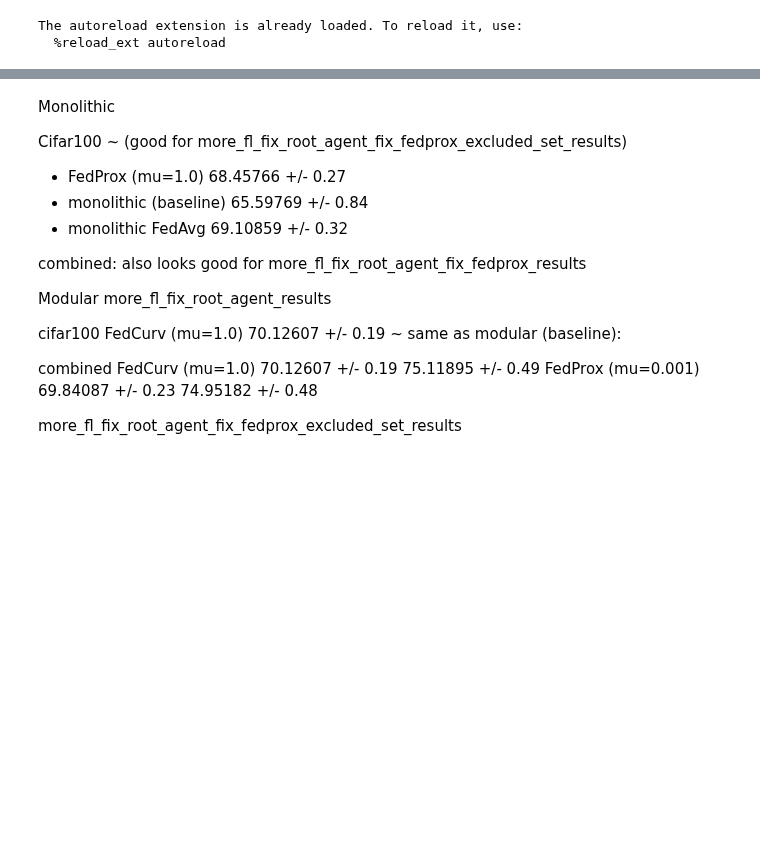
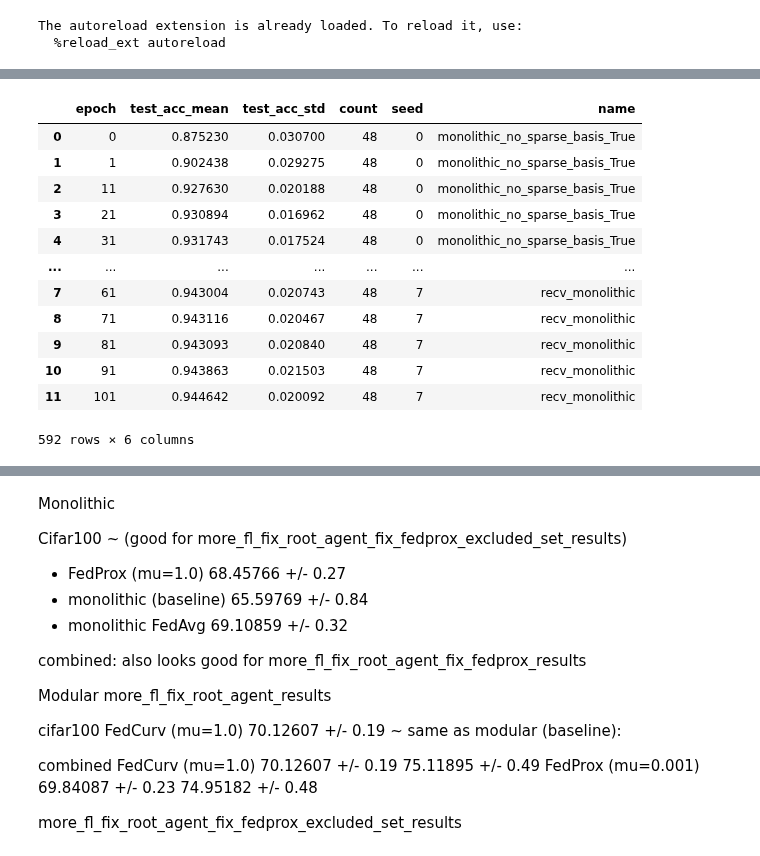
Before and after one commit to vlongle/learning-hive, a Jupyter notebook: plot_learning_curve.ipynb, the cells around one changed output, grey strips where cells are left out. Saved outputs shown, nothing was run; the diff lists cells and outputs as text; code cells hidden in the pictures; blank space fills up the shorter version.

```diff
--- a/plot_learning_curve.ipynb
+++ b/plot_learning_curve.ipynb
@@ -725,3 +750,19 @@ colormap
+# %%
+dataset_agg_dfs['mnist']
+# %% [output]
+|  | epoch | test_acc_mean | test_acc_std | count | seed | name |
+| 0 | 0 | 0.875230 | 0.030700 | 48 | 0 | monolithic_no_sparse_basis_True |
+| 1 | 1 | 0.902438 | 0.029275 | 48 | 0 | monolithic_no_sparse_basis_True |
+| 2 | 11 | 0.927630 | 0.020188 | 48 | 0 | monolithic_no_sparse_basis_True |
+| 3 | 21 | 0.930894 | 0.016962 | 48 | 0 | monolithic_no_sparse_basis_True |
+| 4 | 31 | 0.931743 | 0.017524 | 48 | 0 | monolithic_no_sparse_basis_True |
+| ... | ... | ... | ... | ... | ... | ... |
+| 7 | 61 | 0.943004 | 0.020743 | 48 | 7 | recv_monolithic |
+| 8 | 71 | 0.943116 | 0.020467 | 48 | 7 | recv_monolithic |
+| 9 | 81 | 0.943093 | 0.020840 | 48 | 7 | recv_monolithic |
+| 10 | 91 | 0.943863 | 0.021503 | 48 | 7 | recv_monolithic |
+| 11 | 101 | 0.944642 | 0.020092 | 48 | 7 | recv_monolithic |
+592 rows × 6 columns
 # %%
 plot_learning_curve_dataset(dataset_agg_dfs, remap_name=remap_name, colormap=colormap,
                             mode=mode, save_fig_path=f'Figures/{what_to_plot}_lc.pdf',
```
Also changed, not shown: parts of 16 cells of this notebook, 5 other files.
